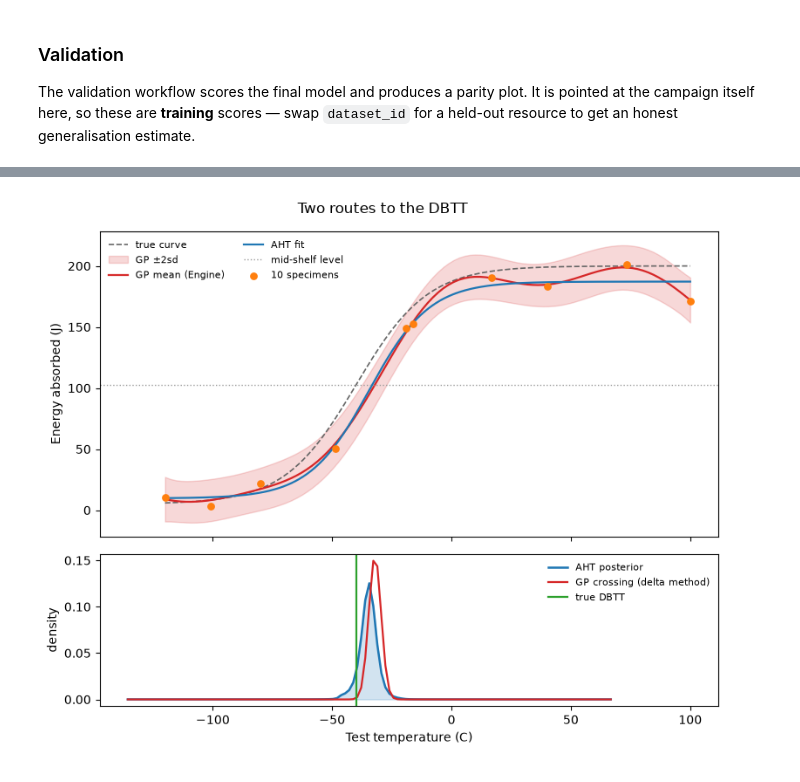
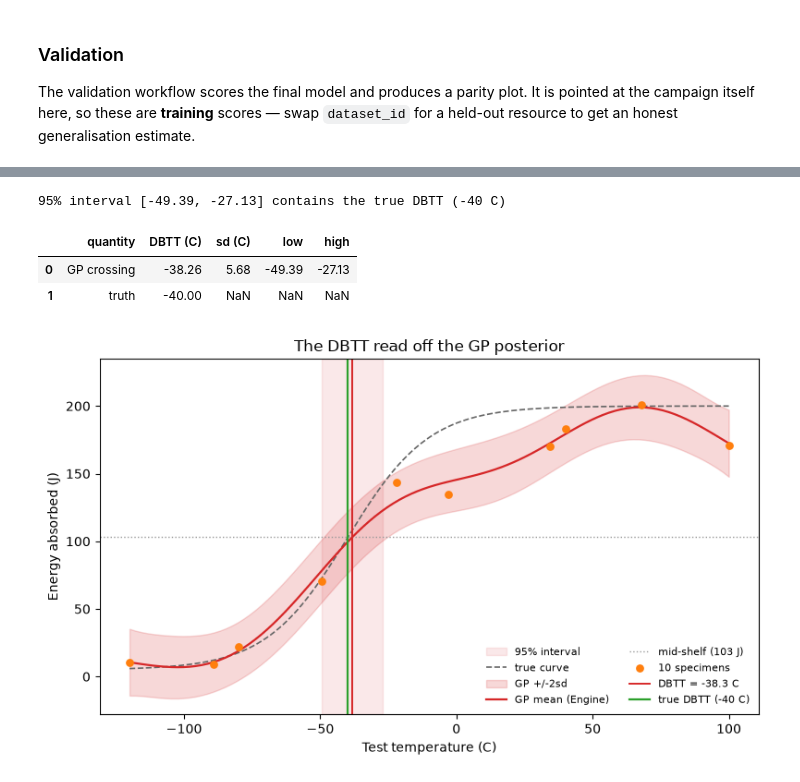
Before and after one commit to digiLab-ai/dbtt-active-learning, a Jupyter notebook: DBTT_active_learning.ipynb, the cells around one changed output, grey strips where cells are left out. Cells and saved outputs as stored; diff of their text form; code cells hidden in the pictures.

```diff
--- a/DBTT_active_learning.ipynb
+++ b/DBTT_active_learning.ipynb
@@ -1870,33 +1418,47 @@ summary.round(2)
+# %%
+low, high = read.dbtt - 1.96 * read.std, read.dbtt + 1.96 * read.std
+contains = low <= simulator.dbtt <= high
+
+print(f"95% interval [{low:.2f}, {high:.2f}] "
+      f"{'contains' if contains else 'does NOT contain'} the true DBTT "
+      f"({simulator.dbtt:g} C)")
+
+pd.DataFrame([
+    {"quantity": "GP crossing", "DBTT (C)": read.dbtt, "sd (C)": read.std,
+     "low": low, "high": high},
+    {"quantity": "truth", "DBTT (C)": simulator.dbtt, "sd (C)": np.nan,
+     "low": np.nan, "high": np.nan},
+]).round(2)
+# %% [output]
+95% interval [-49.39, -27.13] contains the true DBTT (-40 C)
+|  | quantity | DBTT (C) | sd (C) | low | high |
+| 0 | GP crossing | -38.26 | 5.68 | -49.39 | -27.13 |
+| 1 | truth | -40.00 | NaN | NaN | NaN |
 # %%
-fig, (top, bottom) = plt.subplots(
-    2, 1, figsize=(8, 6.5), sharex=True, gridspec_kw={"height_ratios": [2, 1]}
+t = campaign[TEMPERATURE_COL].to_numpy()
+y = campaign[ENERGY_COL].to_numpy()
+
+fig, ax = plt.subplots(figsize=(8, 4.8))
+
+ax.axvspan(low, high, color="C3", alpha=0.10, label="95% interval")
+ax.plot(grid, truth, color="0.4", lw=1.2, ls="--", label="true curve")
+ax.fill_between(
+    t_curve, mean_curve - 2 * sd_curve, mean_curve + 2 * sd_curve,
+    color="C3", alpha=0.18, label="GP +/-2sd",
 )
+ax.plot(t_curve, mean_curve, color="C3", lw=1.6, label="GP mean (Engine)")
+ax.axhline(read.level, color="0.6", lw=1.0, ls=":",
+           label=f"mid-shelf ({read.level:.0f} J)")
+ax.scatter(t, y, s=28, color="C1", zorder=3, label=f"{len(t)} specimens")
+ax.axvline(read.dbtt, color="C3", lw=1.4, label=f"DBTT = {read.dbtt:.1f} C")
+ax.axvline(simulator.dbtt, color="C2", lw=1.6,
+           label=f"true DBTT ({simulator.dbtt:g} C)")
 
-top.plot(grid, truth, color="0.4", lw=1.2, ls="--", label="true curve")
-top.fill_between(
-    t_curve, mean_curve - 2 * sd_curve, mean_curve + 2 * sd_curve,
-    color="C3", alpha=0.18, label="GP ±2sd",
-)
-top.plot(t_curve, mean_curve, color="C3", lw=1.6, label="GP mean (Engine)")
-top.plot(grid, aht, color="C0", lw=1.6, label="AHT fit")
-top.axhline(read.level, color="0.6", lw=1.0, ls=":", label="mid-shelf level")
-top.scatter(t, y, s=28, color="C1", zorder=3, label=f"{len(t)} specimens")
-top.set_ylabel(ENERGY_COL)
-top.legend(frameon=False, fontsize=8, ncol=2)
-
-bottom.plot(posterior.grid, posterior.density, color="C0", lw=1.8, label="AHT posterior")
-bottom.fill_between(posterior.grid, posterior.density, color="C0", alpha=0.2)
-gauss = np.exp(-0.5 * ((posterior.grid - read.dbtt) / read.std) ** 2) / (
-    read.std * np.sqrt(2 * np.pi)
-)
-bottom.plot(posterior.grid, gauss, color="C3", lw=1.6, label="GP crossing (delta method)")
-bottom.axvline(simulator.dbtt, color="C2", lw=1.6, label="true DBTT")
-bottom.set_xlabel(TEMPERATURE_COL)
-bottom.set_ylabel("density")
-bottom.legend(frameon=False, fontsize=8)
-
-fig.suptitle("Two routes to the DBTT", y=0.98)
+ax.set_xlabel(TEMPERATURE_COL)
+ax.set_ylabel(ENERGY_COL)
+ax.set_title("The DBTT read off the GP posterior")
+ax.legend(frameon=False, fontsize=8, ncol=2)
 fig.tight_layout()
 plt.show()
 # %% [output]
-[figure, old version]
+[figure, new version]
```
Also changed, not shown: parts of 24 cells of this notebook, 2 other files.
